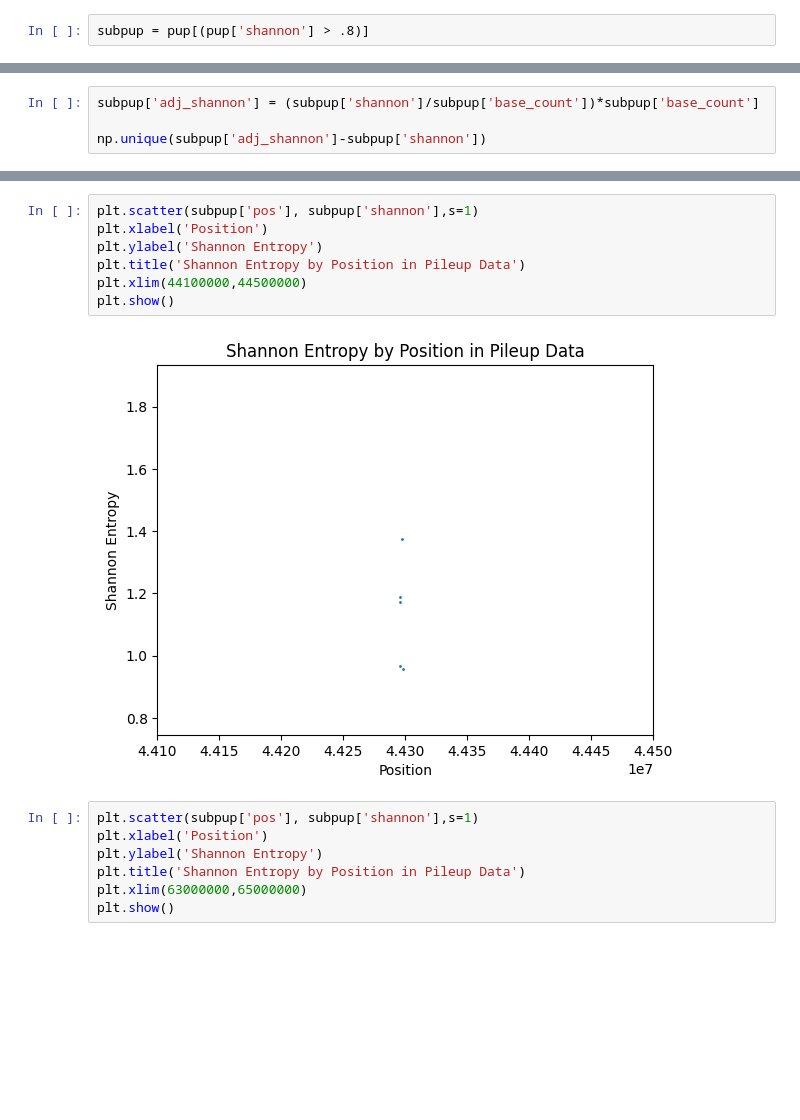
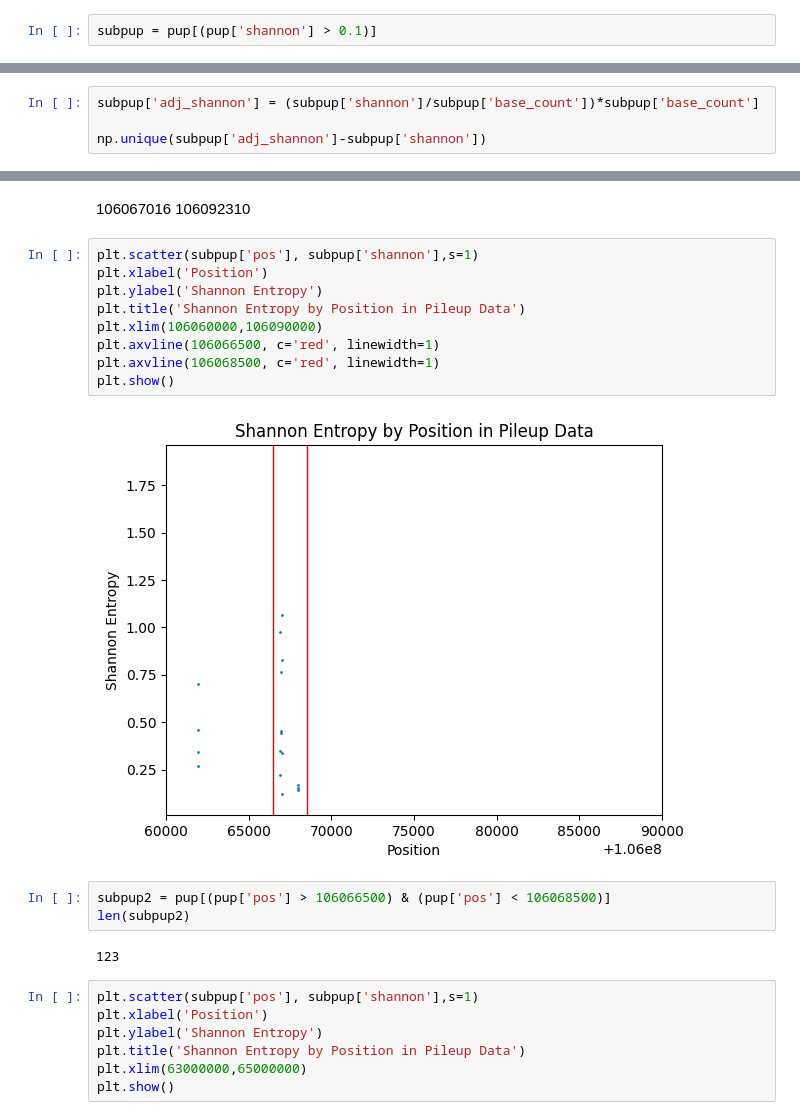
Before and after one commit to WoobeenJeong/miRNA_motif_finding, a Jupyter notebook: Project_005.ipynb, the cells around one changed output, grey strips where cells are left out. Saved outputs shown, nothing was run; the diff lists cells and outputs as text; blank space fills up the shorter version.

```diff
--- a/Project_005.ipynb
+++ b/Project_005.ipynb
@@ -422,7 +415,7 @@ See the caveats in the documentation: https://pandas.pydata.org/pandas-docs/stab
   pup2['shannon'] = pup2['matches'].map(lambda x : shannon(x))
 [figure]
 # %%
-subpup = pup[(pup['shannon'] > .8)]
+subpup = pup[(pup['shannon'] > 0.1)]
 # %%
 plt.scatter(subpup['pos'], subpup['shannon'],s=1)
 plt.xlabel('Position')
@@ -533,12 +528,21 @@ result
+# %% [markdown]
+106067016	106092310
 # %%
 plt.scatter(subpup['pos'], subpup['shannon'],s=1)
 plt.xlabel('Position')
 plt.ylabel('Shannon Entropy')
 plt.title('Shannon Entropy by Position in Pileup Data')
-plt.xlim(44100000,44500000)
+plt.xlim(106060000,106090000)
+plt.axvline(106066500, c='red', linewidth=1)
+plt.axvline(106068500, c='red', linewidth=1)
 plt.show()
 # %% [output]
-[figure, old version]
+[figure, new version]
+# %%
+subpup2 = pup[(pup['pos'] > 106066500) & (pup['pos'] < 106068500)]
+len(subpup2)
+# %% [output]
+123
 # %%
 plt.scatter(subpup['pos'], subpup['shannon'],s=1)
 plt.xlabel('Position')
```
Also changed, not shown: parts of 18 cells of this notebook.
